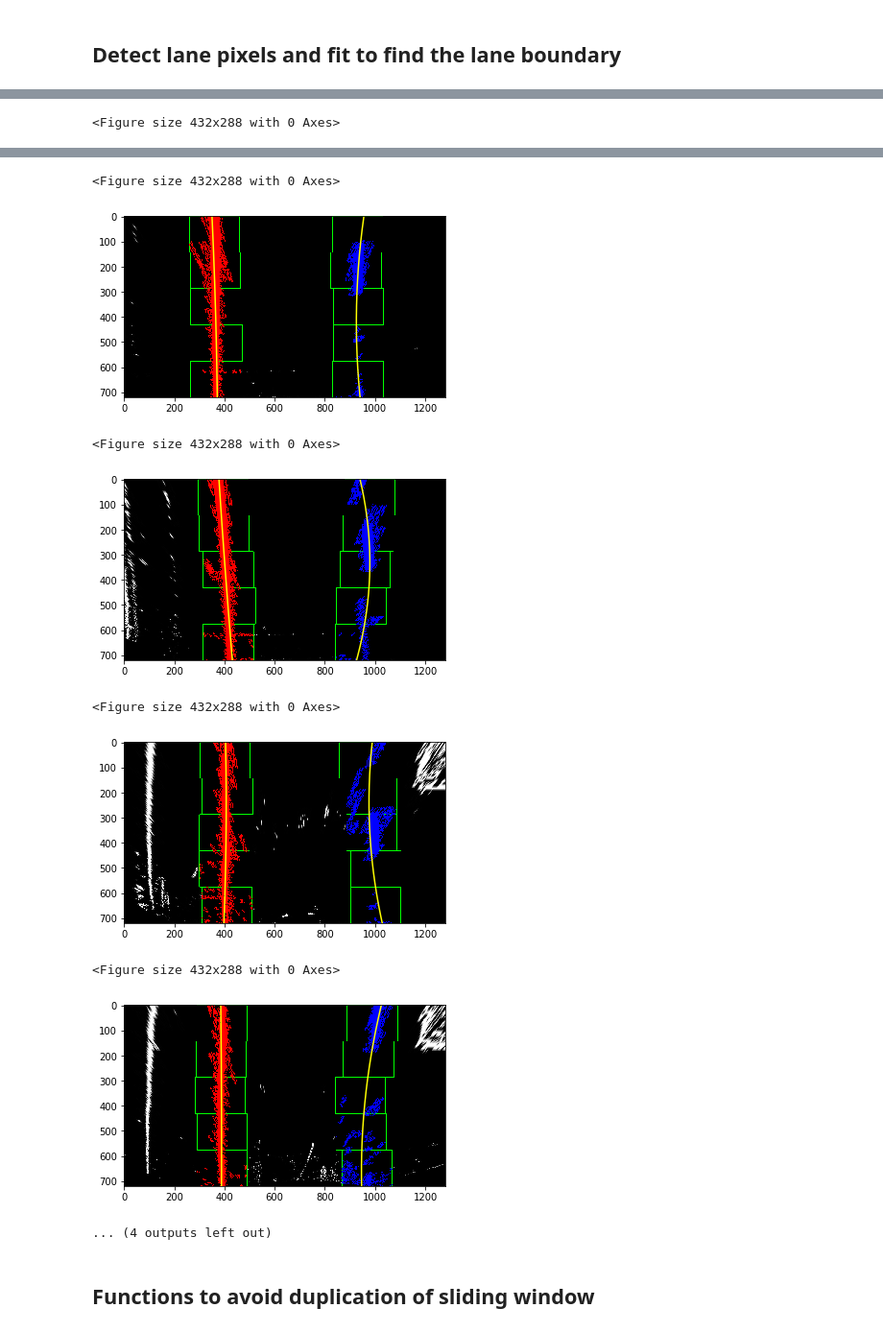
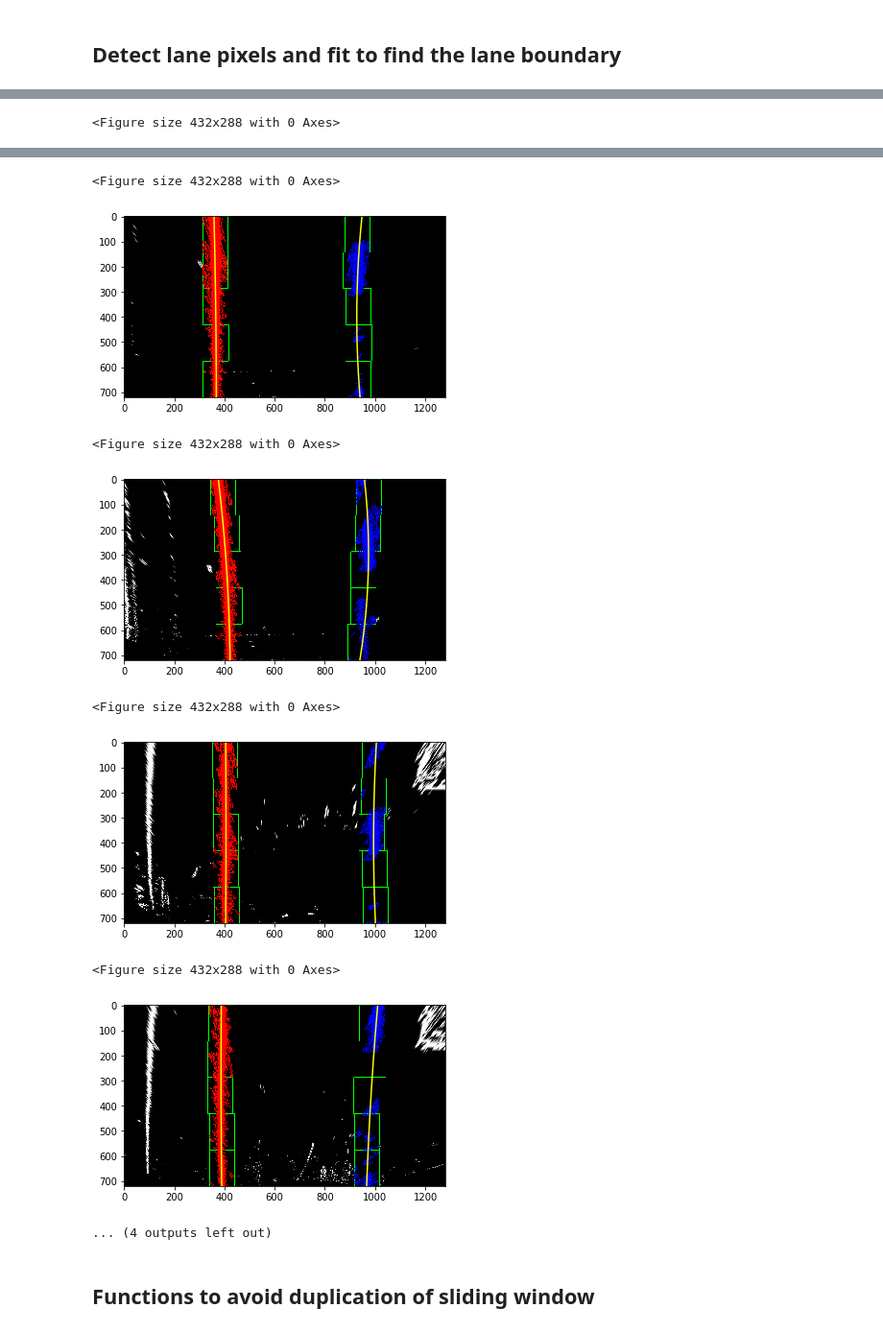
Before and after one commit to bdutta6/CarND-Advanced-Lane-Lines, a Jupyter notebook: AdvanceLaneFinding.ipynb, the cells around one changed output, grey strips where cells are left out. Shown at 96% size. Drawn from its saved outputs; the diff is of its cells as text; code cells hidden in the pictures.

Commit message:
Finished finding lanes on the project video

```diff
--- a/AdvanceLaneFinding.ipynb
+++ b/AdvanceLaneFinding.ipynb
@@ -242,7 +251,7 @@ def find_lane_pixels(binary_warped):
     # Choose the number of sliding windows
     nwindows = 5
     # Set the width of the windows +/- margin
-    margin = 100
+    margin = 50
     # Set minimum number of pixels found to recenter window
     minpix = 50
 
@@ -306,12 +315,12 @@ def find_lane_pixels(binary_warped):
     rightx = nonzerox[right_lane_inds]
     righty = nonzeroy[right_lane_inds]
 
-    return leftx, lefty, rightx, righty, out_img
+    return leftx, lefty, rightx, righty, out_img, left_lane_inds, right_lane_inds
 
 
 def fit_polynomial(binary_warped):
     # Find our lane pixels first
-    leftx, lefty, rightx, righty, out_img = find_lane_pixels(binary_warped)
+    leftx, lefty, rightx, righty, out_img, left_lane_inds, right_lane_inds = find_lane_pixels(binary_warped)
 
     # Fit a second order polynomial to each using `np.polyfit`
     left_fit = np.polyfit(lefty, leftx, 2)
@@ -335,7 +344,7 @@ def fit_polynomial(binary_warped):
 
 
 
-    return [out_img, left_fitx, right_fitx, ploty]
+    return [out_img, left_fitx, right_fitx, ploty, left_fit, right_fit, left_lane_inds, right_lane_inds]
 
 warped_images2 = glob.glob('./warped_images/*.jpg')
 #print(raw_images)
@@ -344,7 +353,7 @@ for fname6 in warped_images2:
     plt.figure()
     img6 = cv2.imread(fname6)
     img6_gray = cv2.cvtColor(img6,cv2.COLOR_BGR2GRAY)
-    lane_fitted_images, left_fitx, right_fitx, ploty = fit_polynomial(img6_gray)
+    lane_fitted_images, left_fitx, right_fitx, ploty, left_fit, right_fit, left_lane_inds, right_lane_inds = fit_polynomial(img6_gray)
     cv2.imwrite(os.path.join('./lane_fitted_images/',fname6[16:]), lane_fitted_images)
     #print(fname6[14:])
     #lr,rr=measure_curvature_real(ploty, left_fitx, right_fitx)
@@ -365,11 +374,11 @@ for fname6 in warped_images2:
 <Figure size 432x288 with 0 Axes>
-[figure, old version]
+[figure, new version]
 <Figure size 432x288 with 0 Axes>
-[figure, old version]
+[figure, new version]
 <Figure size 432x288 with 0 Axes>
-[figure, old version]
+[figure, new version]
 <Figure size 432x288 with 0 Axes>
-[figure, old version]
+[figure, new version]
 ... (4 outputs left out)
 # %% [markdown]
 ##  Functions to avoid duplication of sliding window
```
Also changed, not shown: parts of 8 cells of this notebook, 26 other files.
